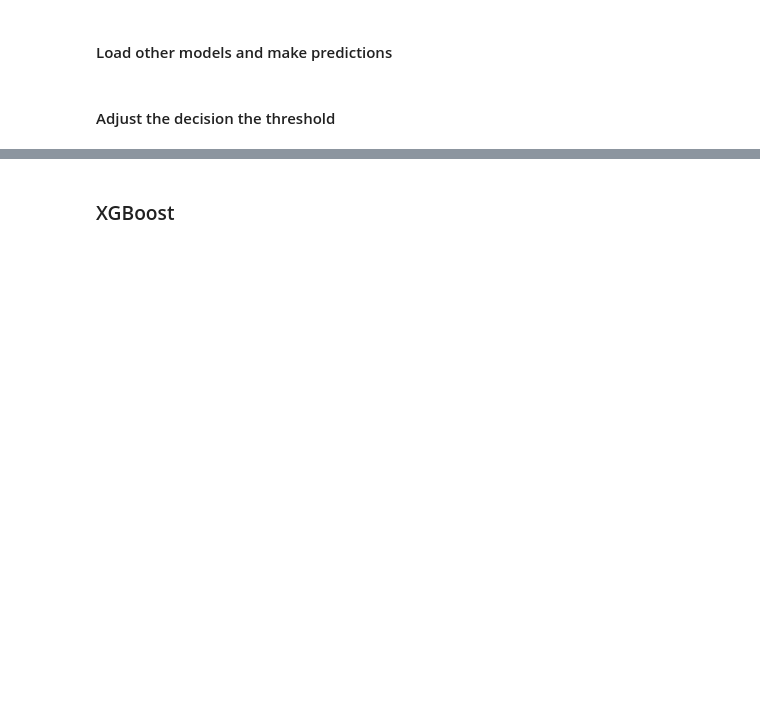
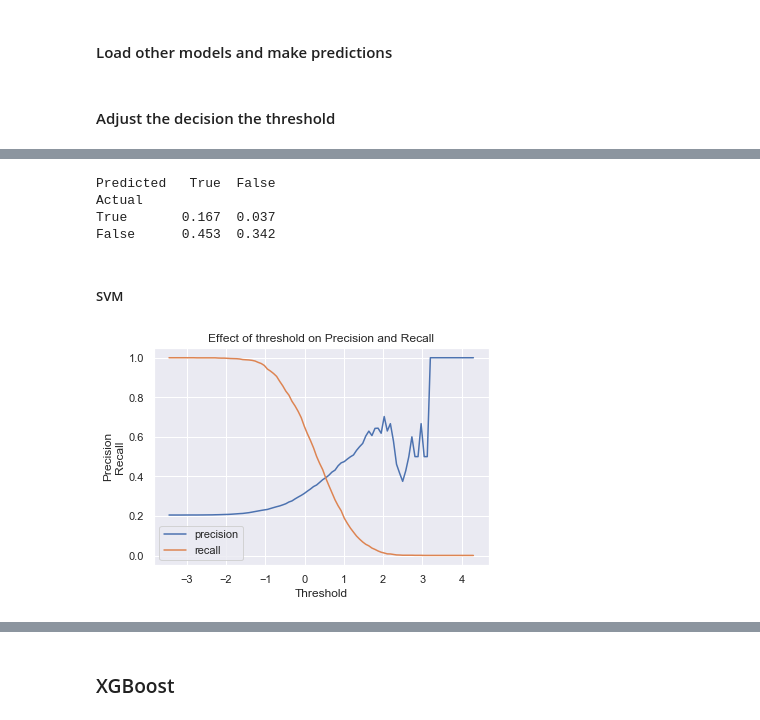
Before and after one commit to tloeber/Springboard, a Jupyter notebook: capstone_lending_club/2_modeling_temporary.ipynb, the cells around one changed output, grey strips where cells are left out. Drawn from its saved outputs; the diff is of its cells as text; code cells hidden in the pictures; blank space fills up the shorter version.

```diff
--- a/capstone_lending_club/2_modeling_temporary.ipynb
+++ b/capstone_lending_club/2_modeling_temporary.ipynb
@@ -146,0 +195,25 @@ dtype: float64
+# %%
+y_lr_custom = custom_prediction(y_pred_proba_lr_1, 0.4)
+def plot_confusion_matrix(y_test, y_pred, digits=3):
+    cf = pd.DataFrame(confusion_matrix(y_test, y_pred,
+                                      labels=[1,0]),
+                      columns=['True', 'False'])
+    cf.index=['True', 'False']
+    cf.columns.name = 'Predicted'
+    cf.index.name = 'Actual'
+    print(round(cf / len(y_test), digits))
+
+# Plot confusion matrix
+plot_confusion_matrix(y_test_small, y_lr_custom)
+# %% [output]
+Predicted   True  False
+Actual
+True       0.167  0.037
+False      0.453  0.342
+# %% [markdown]
+##### SVM
+# %%
+# Plot effect of probability threshold for linear regression
+plot_threshold(proba_or_dist=y_pred_distance_svm_lin_1, y_true=y_test_small)
+# %% [output]
+[figure, added]
```
Also changed, not shown: parts of 29 cells of this notebook.
